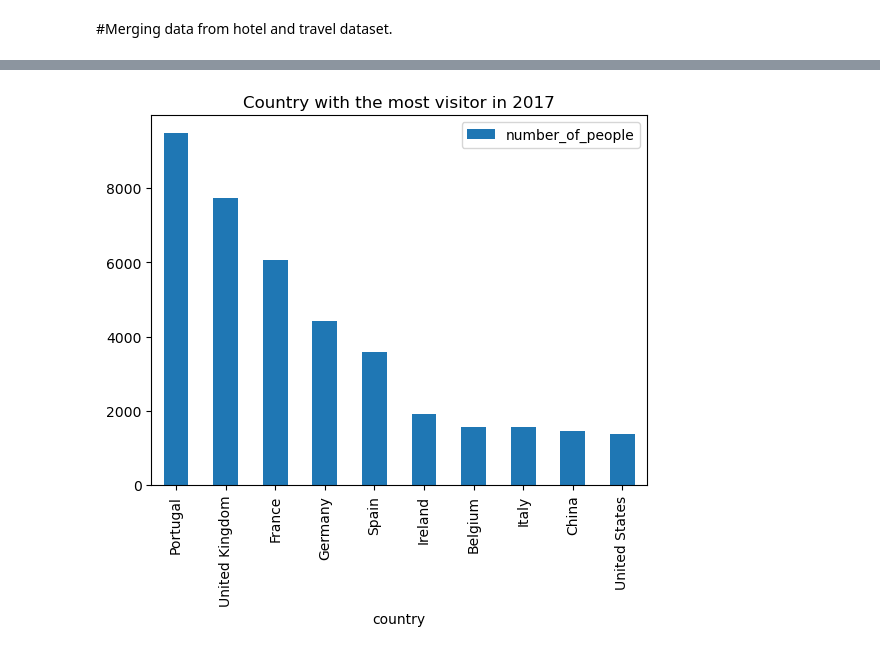
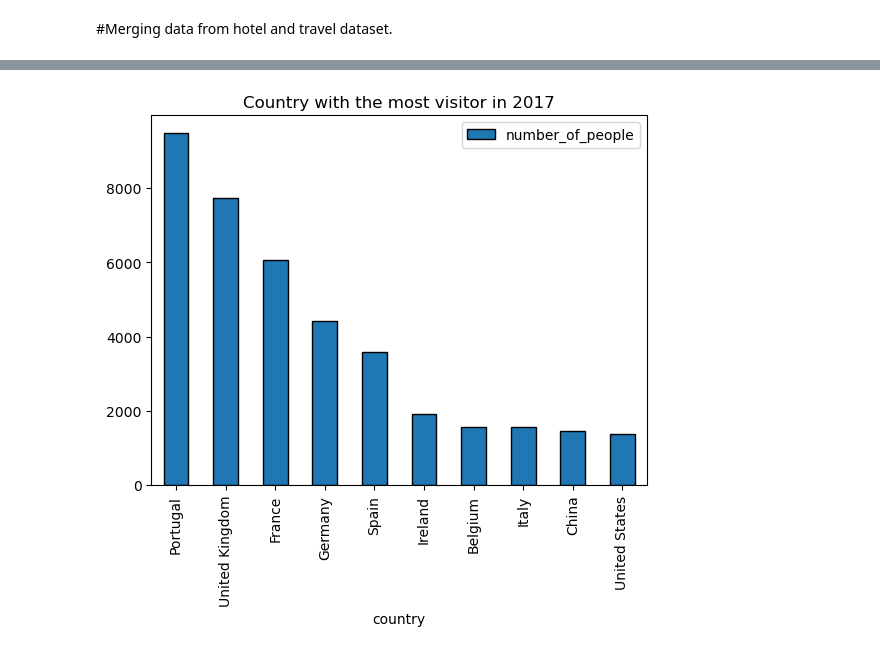
Before and after one commit to Kathyvng/Project1_Group6, a Jupyter notebook: Miguel_Analysis/clean_it.ipynb, the cells around one changed output, grey strips where cells are left out. Cells and saved outputs as stored; diff of their text form; code cells hidden in the pictures.

```diff
--- a/Miguel_Analysis/clean_it.ipynb
+++ b/Miguel_Analysis/clean_it.ipynb
@@ -475,6 +483,8 @@ plt.show()
 # %%
 
-top_10_2017.plot.bar(x="country",y="number_of_people",title= "Country with the most visitor in 2017")
+top_10_2017.plot.bar(x="country",y="number_of_people",title= "Country with the most visitor in 2017",ec="black")
+# Save the figure
+plt.savefig("../Images/fig1_MS_top10_2017", bbox_inches="tight")
 plt.show()
 # %% [output]
-[figure, old version]
+[figure, new version]
```
Also changed, not shown: parts of 3 cells of this notebook, 4 other files.
